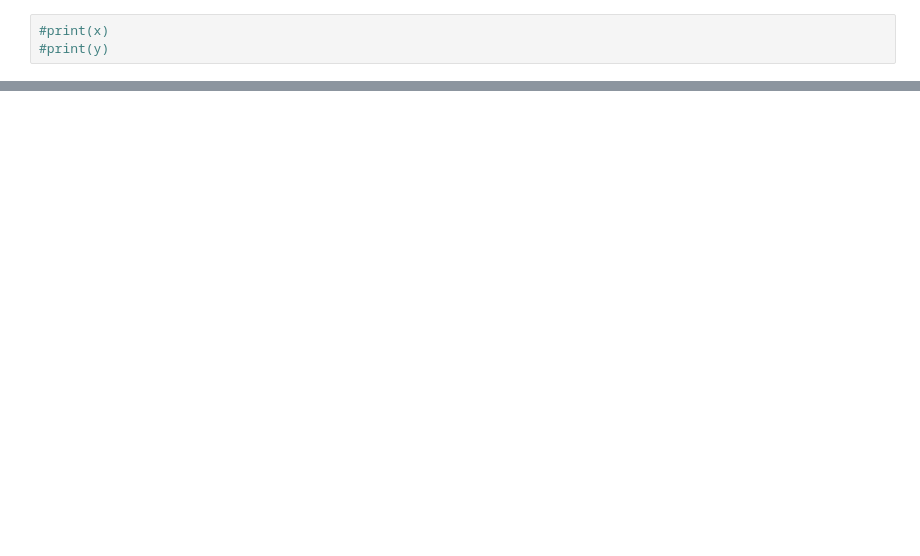
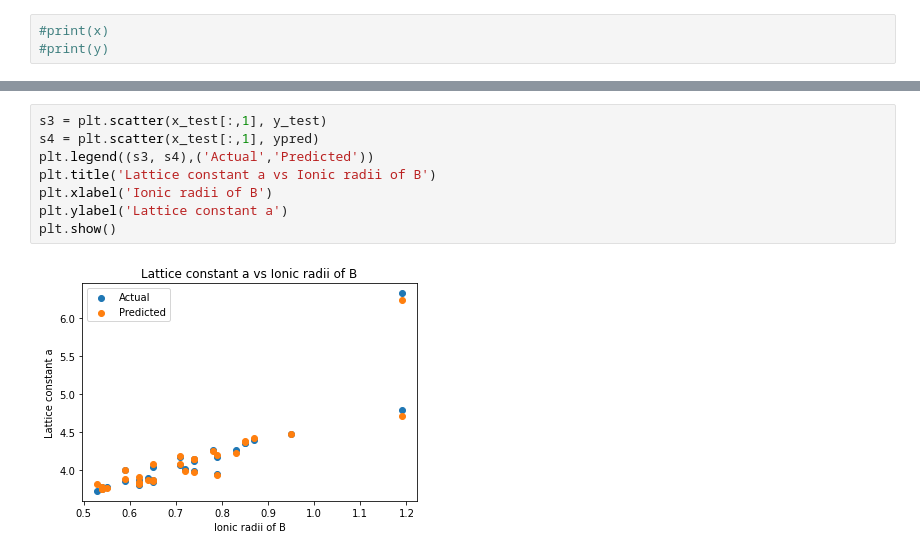
Before and after one commit to Shashank249/ML-project, a Jupyter notebook: cubic_final.ipynb, the cells around one changed output, grey strips where cells are left out. Drawn from its saved outputs; the diff is of its cells as text; blank space fills up the shorter version.

```diff
--- a/cubic_final.ipynb
+++ b/cubic_final.ipynb
@@ -39,0 +132,10 @@ Mean error in a in %: 0.7181130998267432
+# %%
+s3 = plt.scatter(x_test[:,1], y_test)
+s4 = plt.scatter(x_test[:,1], ypred)
+plt.legend((s3, s4),('Actual','Predicted'))
+plt.title('Lattice constant a vs Ionic radii of B')
+plt.xlabel('Ionic radii of B')
+plt.ylabel('Lattice constant a')
+plt.show()
+# %% [output]
+[figure, added]
```
Also changed, not shown: parts of 32 cells of this notebook, 3 other files.
